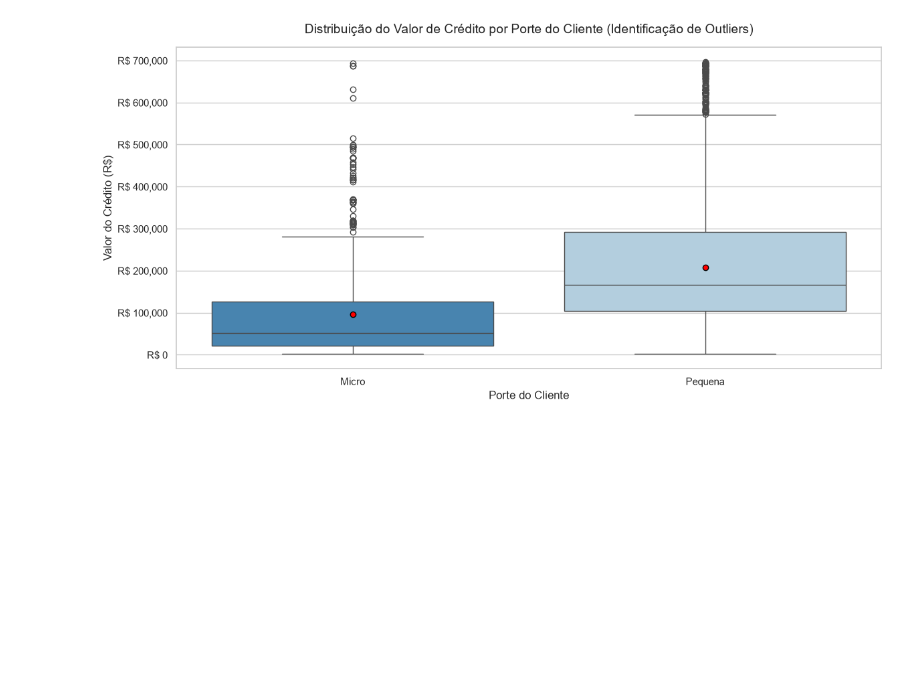
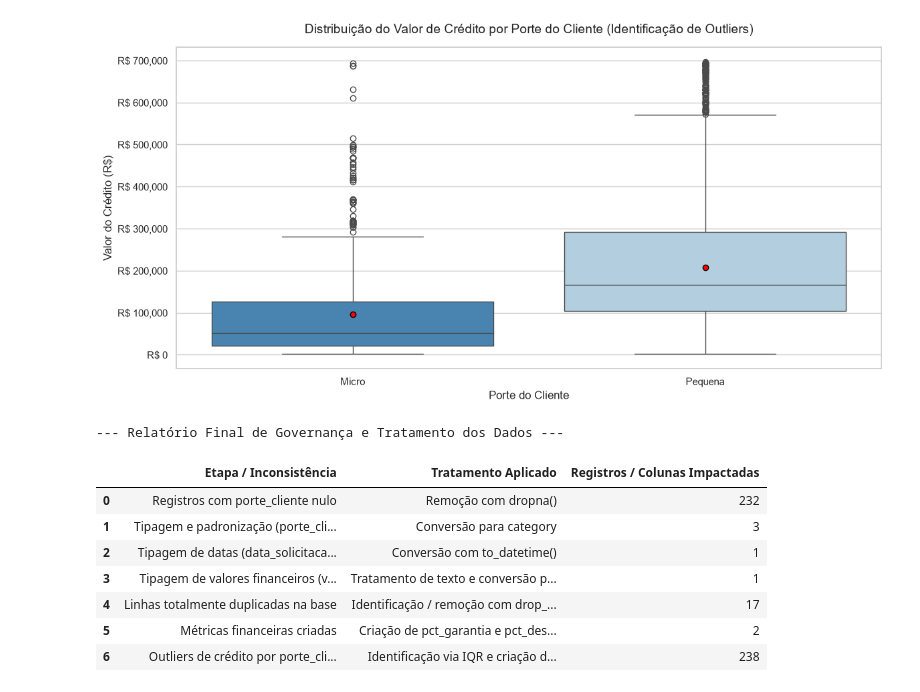
Before and after one commit to LUCASCAZANE/Proj1_Form_Cont_Caixa_Verso, a Jupyter notebook: 01_limpeza_e_tratamento.ipynb, the cells around one changed output. Cells and saved outputs as stored; diff of their text form; code cells hidden in the pictures; blank space fills up the shorter version.

Commit message:
docs(analytics): adiciona dataframe resumo do relatorio de tratamento dos dados

```diff
--- a/01_limpeza_e_tratamento.ipynb
+++ b/01_limpeza_e_tratamento.ipynb
@@ -236,3 +236,61 @@ Passing `palette` without assigning `hue` is deprecated and will be removed in v
 
   ax = sns.boxplot(
 [figure]
+# %%
+# ---------------------------------------------------------
+# RELATÓRIO DE TRATAMENTO E QUALIDADE DOS DADOS
+# ---------------------------------------------------------
+
+relatorio_tratamento = pd.DataFrame(
+    [
+        (
+            "Registros com porte_cliente nulo",
+            "Remoção com dropna()",
+            int(df_raw["porte_cliente"].isna().sum()),
+        ),
+        (
+            "Tipagem e padronização (porte_cliente e UFs)",
+            "Conversão para category",
+            3,  # porte_cliente, uf_investimento, uf_sede_cliente
+        ),
+        (
+            "Tipagem de datas (data_solicitacao_outorga)",
+            "Conversão com to_datetime()",
+            1,
+        ),
+        (
+            "Tipagem de valores financeiros (valor_credito)",
+            "Tratamento de texto e conversão para float",
+            1,
+        ),
+        (
+            "Linhas totalmente duplicadas na base",
+            "Identificação / remoção com drop_duplicates()",
+            int(total_duplicadas),
+        ),
+        (
+            "Métricas financeiras criadas",
+            "Criação de pct_garantia e pct_desembolsado",
+            2,
+        ),
+        (
+            "Outliers de crédito por porte_cliente",
+            "Identificação via IQR e criação da flag outlier_credito",
+            int(df_FG_Sebrae["outlier_credito"].sum()),
+        ),
+    ],
+    columns=["Etapa / Inconsistência", "Tratamento Aplicado", "Registros / Colunas Impactadas"],
+)
+
+print("--- Relatório Final de Governança e Tratamento dos Dados ---")
+display(relatorio_tratamento)
+# %% [output]
+--- Relatório Final de Governança e Tratamento dos Dados ---
+|  | Etapa / Inconsistência | Tratamento Aplicado | Registros / Colunas Impactadas |
+| 0 | Registros com porte_cliente nulo | Remoção com dropna() | 232 |
+| 1 | Tipagem e padronização (porte_cli... | Conversão para category | 3 |
+| 2 | Tipagem de datas (data_solicitaca... | Conversão com to_datetime() | 1 |
+| 3 | Tipagem de valores financeiros (v... | Tratamento de texto e conversão p... | 1 |
+| 4 | Linhas totalmente duplicadas na base | Identificação / remoção com drop_... | 17 |
+| 5 | Métricas financeiras criadas | Criação de pct_garantia e pct_des... | 2 |
+| 6 | Outliers de crédito por porte_cli... | Identificação via IQR e criação d... | 238 |
```
